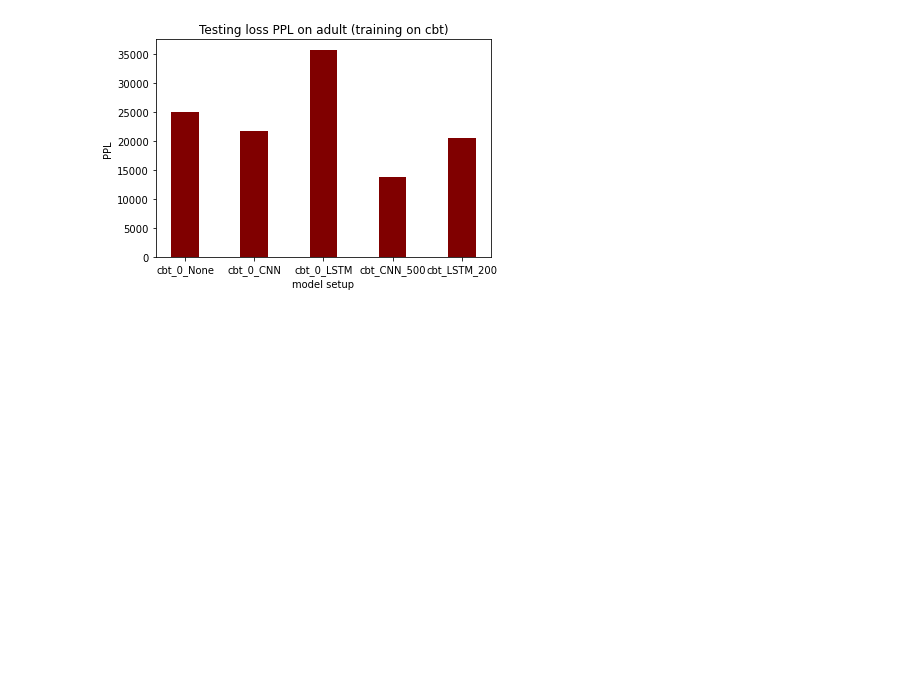
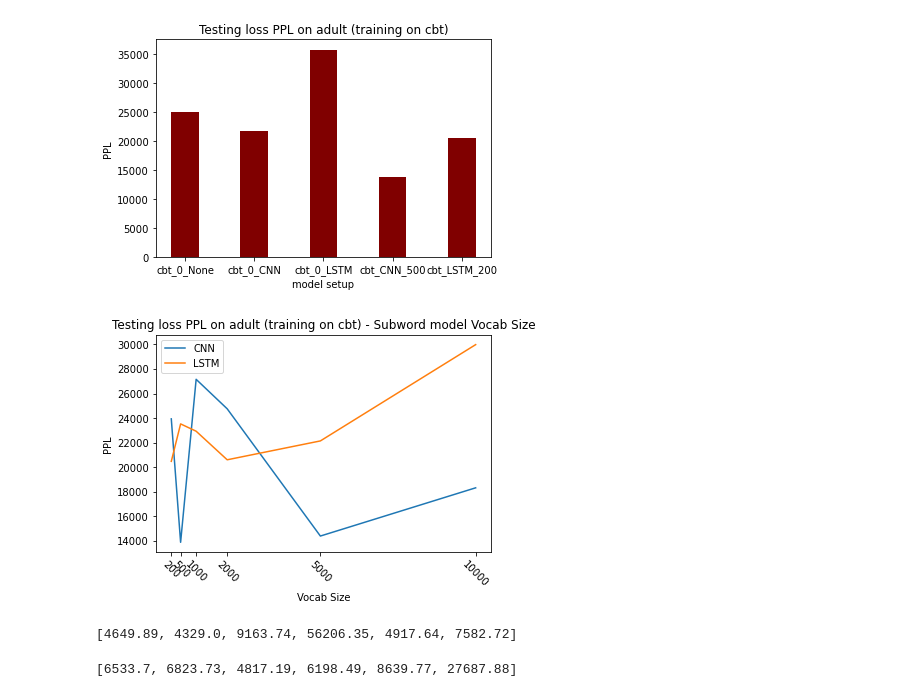
Before and after one commit to shifengxu/CE7455-FinalProject, a Jupyter notebook: log2plot.ipynb, the cells around one changed output. Saved outputs shown, nothing was run; the diff lists cells and outputs as text; code cells hidden in the pictures; blank space fills up the shorter version.

Commit message:
added plots for adolescent

```diff
--- a/log2plot.ipynb
+++ b/log2plot.ipynb
@@ -484,3 +482,16 @@ plt.ylabel('PPL')
 plt.show()
 # %% [output]
 [figure]
+# %%
+sws_vocb_sizes = [200, 500, 1000, 2000, 5000, 10000]
+# %%
+plt.plot(sws_vocb_sizes, cbt_sws_CNN_ppls, label = "CNN")
+plt.plot(sws_vocb_sizes, cbt_sws_LSTM_ppls, label = "LSTM")
+plt.title("Testing loss PPL on adult (training on cbt) - Subword model Vocab Size")
+plt.xlabel('Vocab Size')
+plt.ylabel('PPL')
+plt.legend()
+plt.xticks(sws_vocb_sizes, rotation = -45)
+plt.show()
+# %% [output]
+[figure, added]
@@ -486,0 +504,4 @@ plt.show()
+# %%
+adol_sws_CNN_ppls
+# %% [output]
+[4649.89, 4329.0, 9163.74, 56206.35, 4917.64, 7582.72]
@@ -486,0 +512,4 @@ plt.show()
+# %%
+adol_sws_LSTM_ppls
+# %% [output]
+[6533.7, 6823.73, 4817.19, 6198.49, 8639.77, 27687.88]
```
Also changed, not shown: parts of 8 cells of this notebook, 1 other file.
